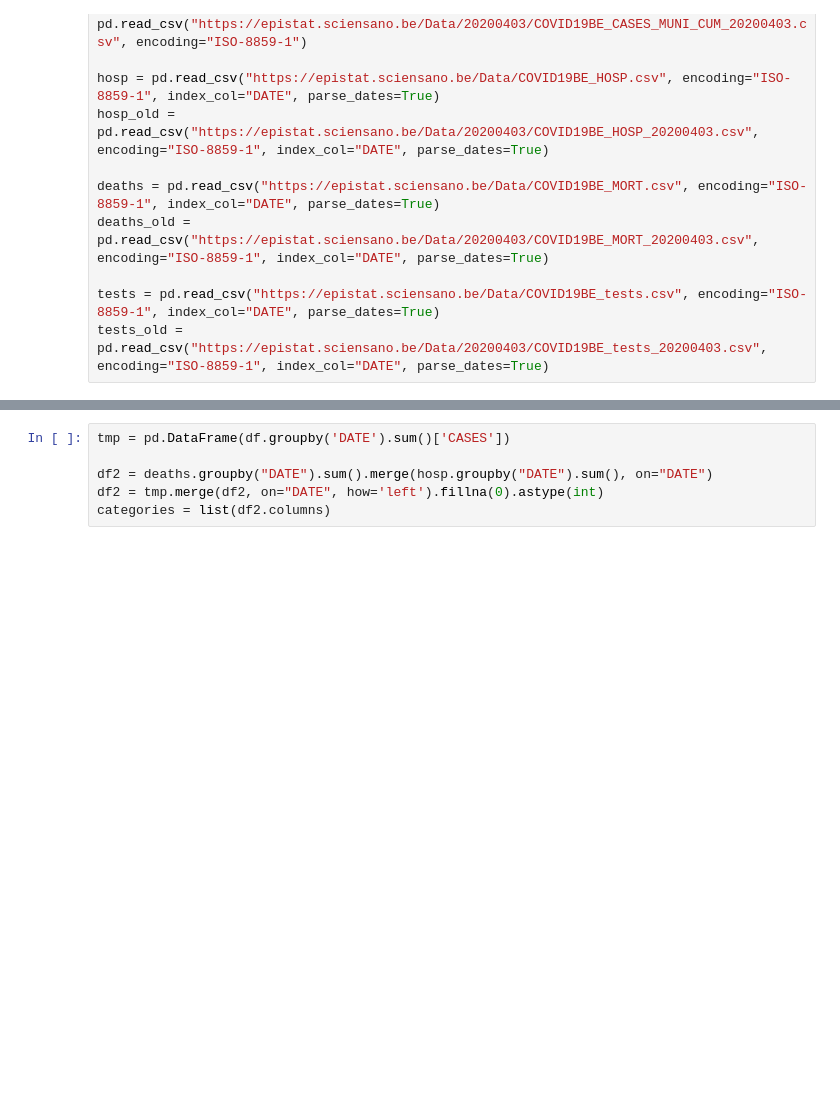
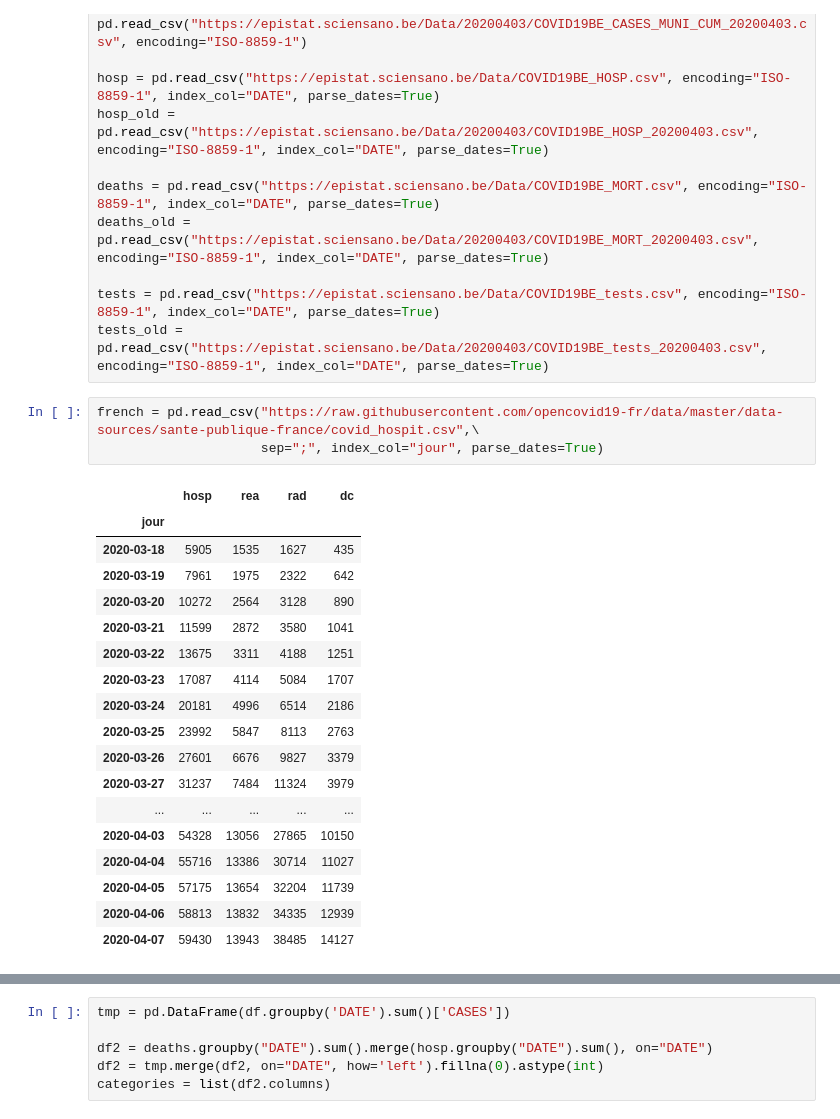
Before and after one commit to anonz322/covid-19-belgium, a Jupyter notebook: beta.ipynb, the cells around one changed output, grey strips where cells are left out. Drawn from its saved outputs; the diff is of its cells as text; blank space fills up the shorter version.

Commit message:
french graph

```diff
--- a/beta.ipynb
+++ b/beta.ipynb
@@ -31,3 +31,25 @@ deaths_old = pd.read_csv("https://epistat.sciensano.be/Data/20200403/COVID19BE_M
 
 tests = pd.read_csv("https://epistat.sciensano.be/Data/COVID19BE_tests.csv", encoding="ISO-8859-1", index_col="DATE", parse_dates=True)
 tests_old = pd.read_csv("https://epistat.sciensano.be/Data/20200403/COVID19BE_tests_20200403.csv", encoding="ISO-8859-1", index_col="DATE", parse_dates=True)
+# %%
+french = pd.read_csv("https://raw.githubusercontent.com/opencovid19-fr/data/master/data-sources/sante-publique-france/covid_hospit.csv",\
+                     sep=";", index_col="jour", parse_dates=True)
+# %% [output]
+|  | hosp | rea | rad | dc |
+| jour |  |  |  |  |
+| 2020-03-18 | 5905 | 1535 | 1627 | 435 |
+| 2020-03-19 | 7961 | 1975 | 2322 | 642 |
+| 2020-03-20 | 10272 | 2564 | 3128 | 890 |
+| 2020-03-21 | 11599 | 2872 | 3580 | 1041 |
+| 2020-03-22 | 13675 | 3311 | 4188 | 1251 |
+| 2020-03-23 | 17087 | 4114 | 5084 | 1707 |
+| 2020-03-24 | 20181 | 4996 | 6514 | 2186 |
+| 2020-03-25 | 23992 | 5847 | 8113 | 2763 |
+| 2020-03-26 | 27601 | 6676 | 9827 | 3379 |
+| 2020-03-27 | 31237 | 7484 | 11324 | 3979 |
+| ... | ... | ... | ... | ... |
+| 2020-04-03 | 54328 | 13056 | 27865 | 10150 |
+| 2020-04-04 | 55716 | 13386 | 30714 | 11027 |
+| 2020-04-05 | 57175 | 13654 | 32204 | 11739 |
+| 2020-04-06 | 58813 | 13832 | 34335 | 12939 |
+| 2020-04-07 | 59430 | 13943 | 38485 | 14127 |
```
Also changed, not shown: parts of 2 cells of this notebook, 1 other file.
